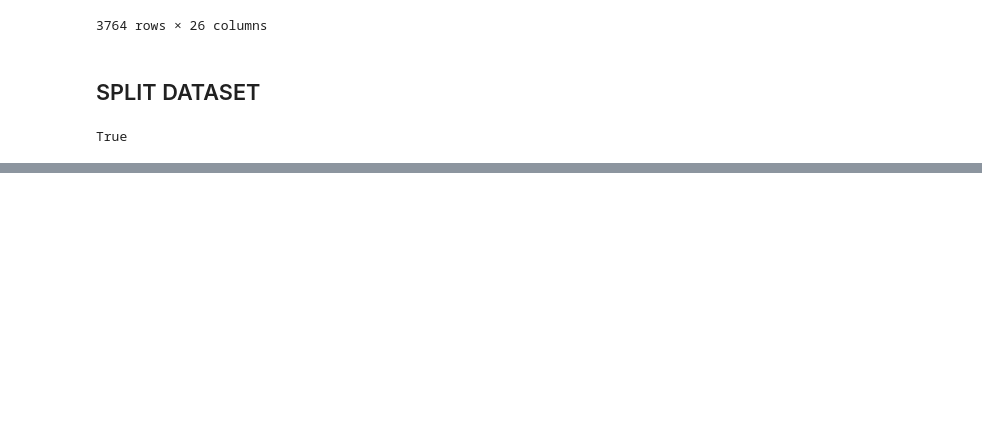
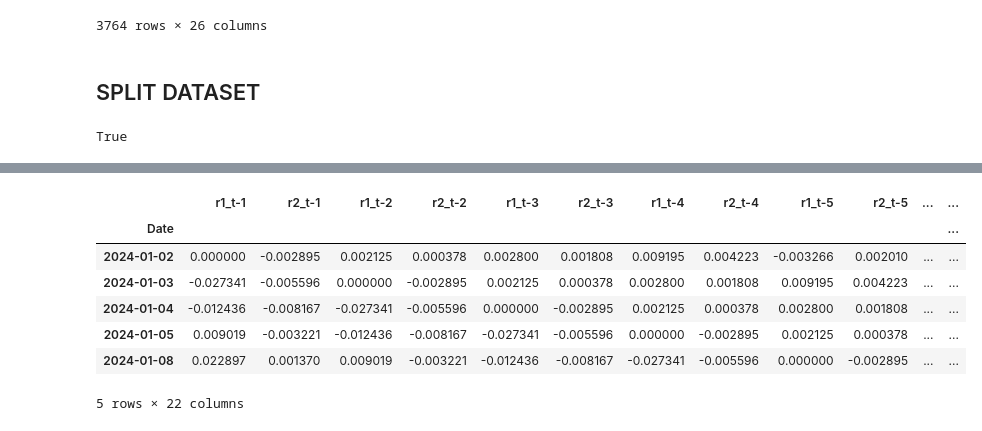
Before and after one commit to Lukirby/Stress-Testing-a-Markowitz-Portfolio, a Jupyter notebook: fidanza.ipynb, the cells around one changed output, grey strips where cells are left out. Drawn from its saved outputs; the diff is of its cells as text; code cells hidden in the pictures; blank space fills up the shorter version.

```diff
--- a/fidanza.ipynb
+++ b/fidanza.ipynb
@@ -175,0 +201,11 @@ test_df.to_csv('test.csv', index=False)
+# %%
+test_df.head(5)
+# %% [output]
+|  | r1_t-1 | r2_t-1 | r1_t-2 | r2_t-2 | r1_t-3 | r2_t-3 | r1_t-4 | r2_t-4 | r1_t-5 | r2_t-5 | ... | ... |
+| Date |  |  |  |  |  |  |  |  |  |  |  | ... |
+| 2024-01-02 | 0.000000 | -0.002895 | 0.002125 | 0.000378 | 0.002800 | 0.001808 | 0.009195 | 0.004223 | -0.003266 | 0.002010 | ... | ... |
+| 2024-01-03 | -0.027341 | -0.005596 | 0.000000 | -0.002895 | 0.002125 | 0.000378 | 0.002800 | 0.001808 | 0.009195 | 0.004223 | ... | ... |
+| 2024-01-04 | -0.012436 | -0.008167 | -0.027341 | -0.005596 | 0.000000 | -0.002895 | 0.002125 | 0.000378 | 0.002800 | 0.001808 | ... | ... |
+| 2024-01-05 | 0.009019 | -0.003221 | -0.012436 | -0.008167 | -0.027341 | -0.005596 | 0.000000 | -0.002895 | 0.002125 | 0.000378 | ... | ... |
+| 2024-01-08 | 0.022897 | 0.001370 | 0.009019 | -0.003221 | -0.012436 | -0.008167 | -0.027341 | -0.005596 | 0.000000 | -0.002895 | ... | ... |
+5 rows × 22 columns
```
Also changed, not shown: parts of 6 cells of this notebook, 2 other files.
